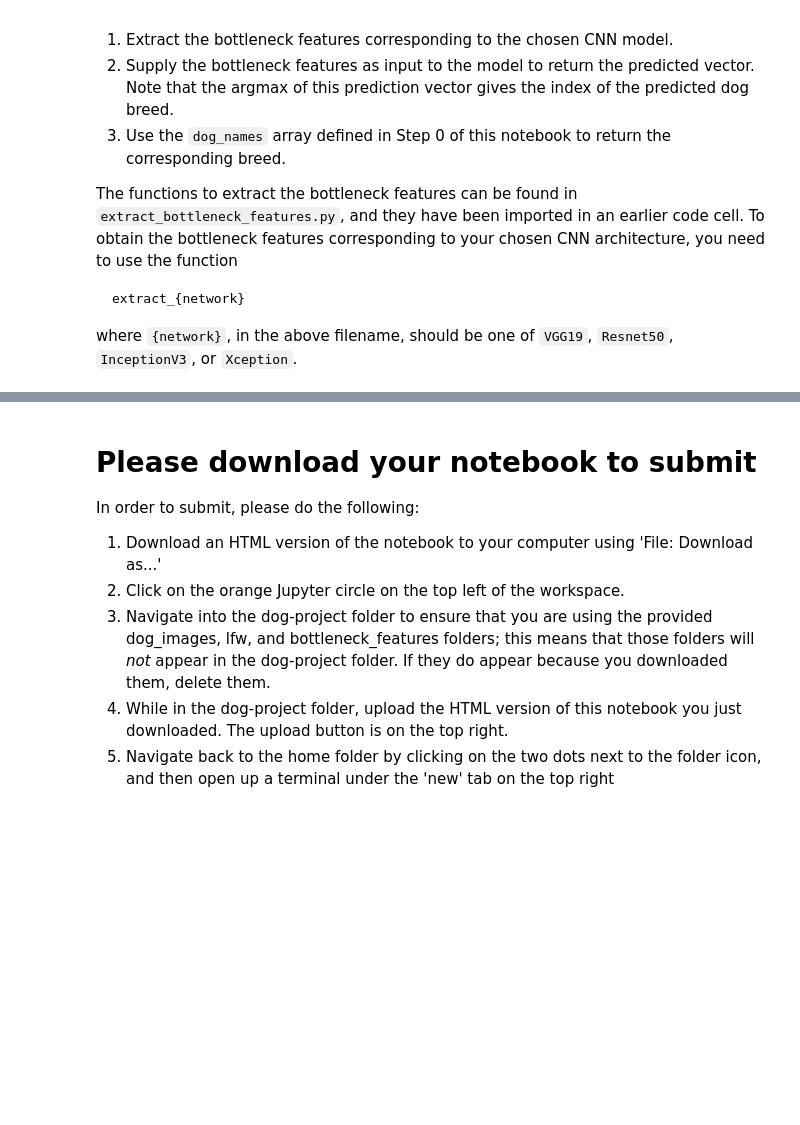
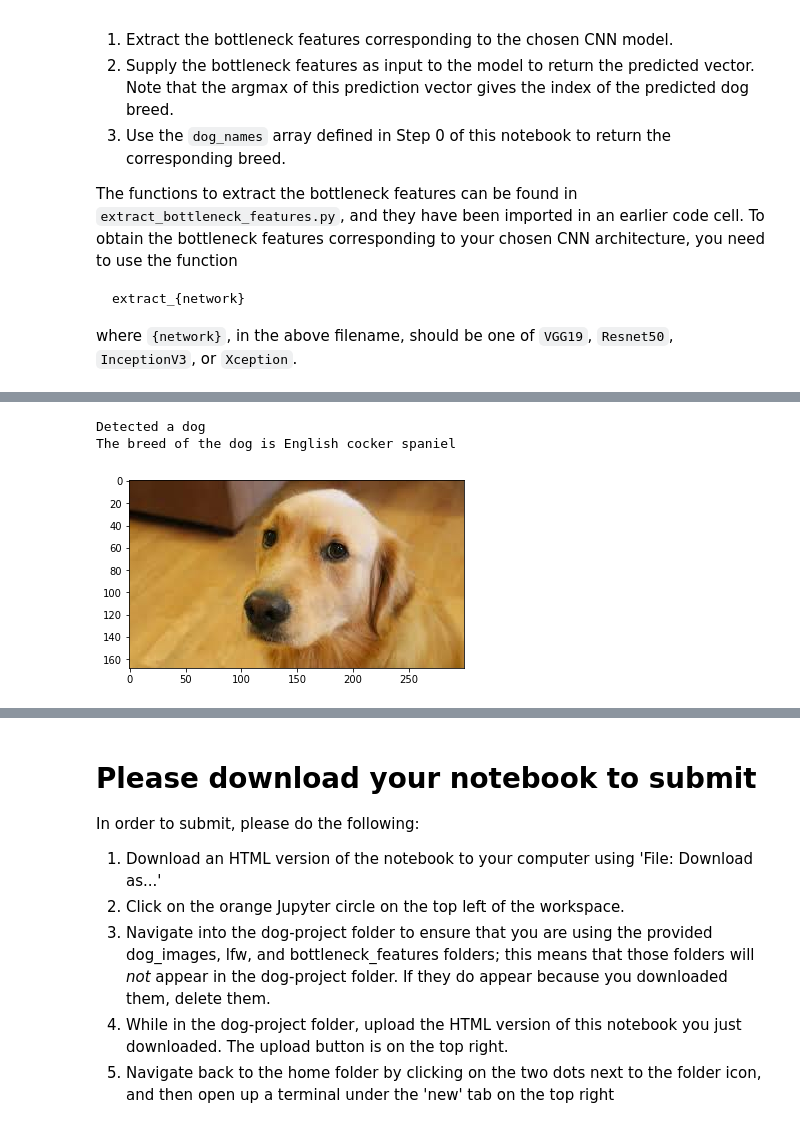
Before and after one commit to rromanss23/Machine_Leaning_Engineer_Udacity_NanoDegree, a Jupyter notebook: projects/dog_breed_classifier_master/dog_app.ipynb, the cells around one changed output, grey strips where cells are left out. Cells and saved outputs as stored; diff of their text form; code cells hidden in the pictures; blank space fills up the shorter version.

```diff
--- a/projects/dog_breed_classifier_master/dog_app.ipynb
+++ b/projects/dog_breed_classifier_master/dog_app.ipynb
@@ -833,0 +850,6 @@ ValueError: Error when checking input: expected global_average_pooling2d_4_input
+# %%
+predict_breed(r'D:\Machine_Learning\Udacity Courses\Machine Learning Engineer ND\machine-learning-master\projects\dog_breed_classifier_master\test_dogs\dog2.JPG')
+# %% [output]
+Detected a dog
+The breed of the dog is English cocker spaniel
+[figure, added]
```
Also changed, not shown: parts of 28 cells of this notebook, 3 other files.
